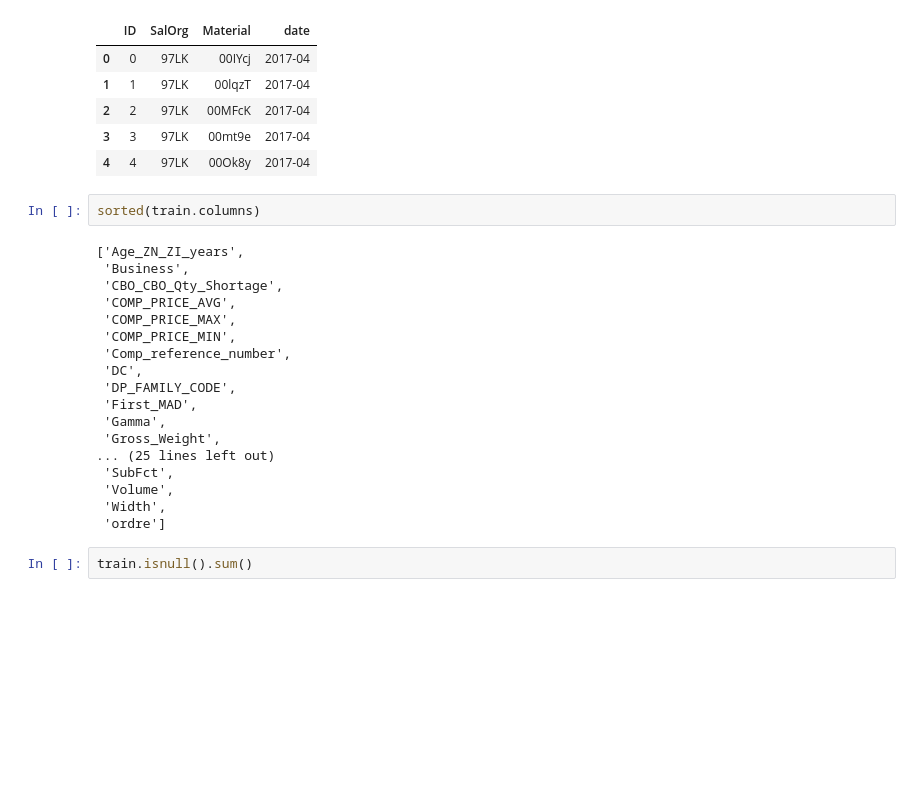
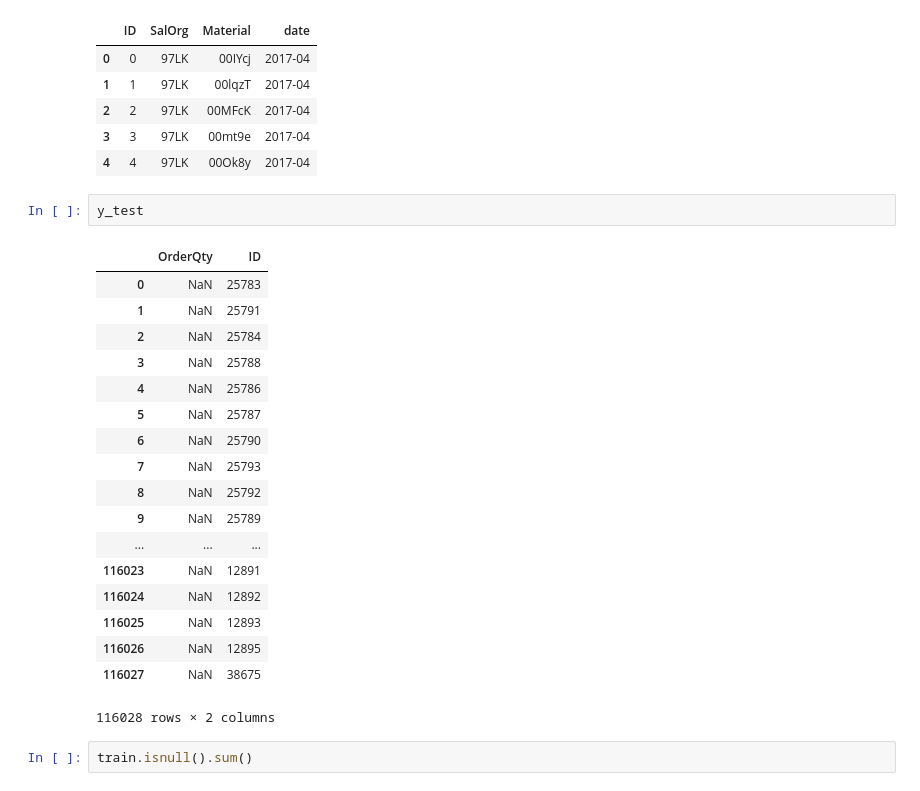
Before and after one commit to Dolto/kaggle-DSG17-final, a Jupyter notebook: EDA.ipynb, the cells around one changed output. Drawn from its saved outputs; the diff is of its cells as text; blank space fills up the shorter version.

```diff
--- a/EDA.ipynb
+++ b/EDA.ipynb
@@ -41,26 +42,27 @@ test.head()
 | 2 | 2 | 97LK | 00MFcK | 2017-04 |
 | 3 | 3 | 97LK | 00mt9e | 2017-04 |
 | 4 | 4 | 97LK | 00Ok8y | 2017-04 |
-# %%
-sorted(train.columns)
-# %% [output]
-['Age_ZN_ZI_years',
- 'Business',
- 'CBO_CBO_Qty_Shortage',
- 'COMP_PRICE_AVG',
- 'COMP_PRICE_MAX',
- 'COMP_PRICE_MIN',
- 'Comp_reference_number',
- 'DC',
- 'DP_FAMILY_CODE',
- 'First_MAD',
- 'Gamma',
- 'Gross_Weight',
-... (25 lines left out)
- 'SubFct',
- 'Volume',
- 'Width',
- 'ordre']
+# %%
+y_test
+# %% [output]
+|  | OrderQty | ID |
+| 0 | NaN | 25783 |
+| 1 | NaN | 25791 |
+| 2 | NaN | 25784 |
+| 3 | NaN | 25788 |
+| 4 | NaN | 25786 |
+| 5 | NaN | 25787 |
+| 6 | NaN | 25790 |
+| 7 | NaN | 25793 |
+| 8 | NaN | 25792 |
+| 9 | NaN | 25789 |
+| ... | ... | ... |
+| 116023 | NaN | 12891 |
+| 116024 | NaN | 12892 |
+| 116025 | NaN | 12893 |
+| 116026 | NaN | 12895 |
+| 116027 | NaN | 38675 |
+116028 rows × 2 columns
 # %%
 train.isnull().sum()
 # %% [output]
```
Also changed, not shown: parts of 4 cells of this notebook, 3 other files.
